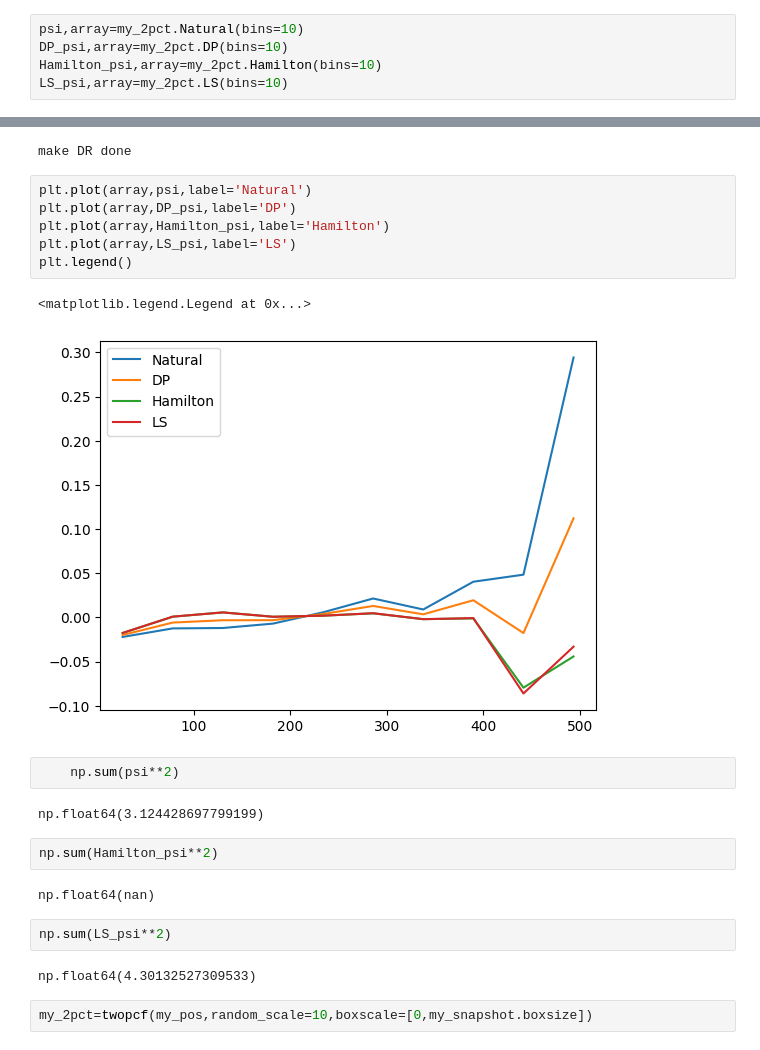
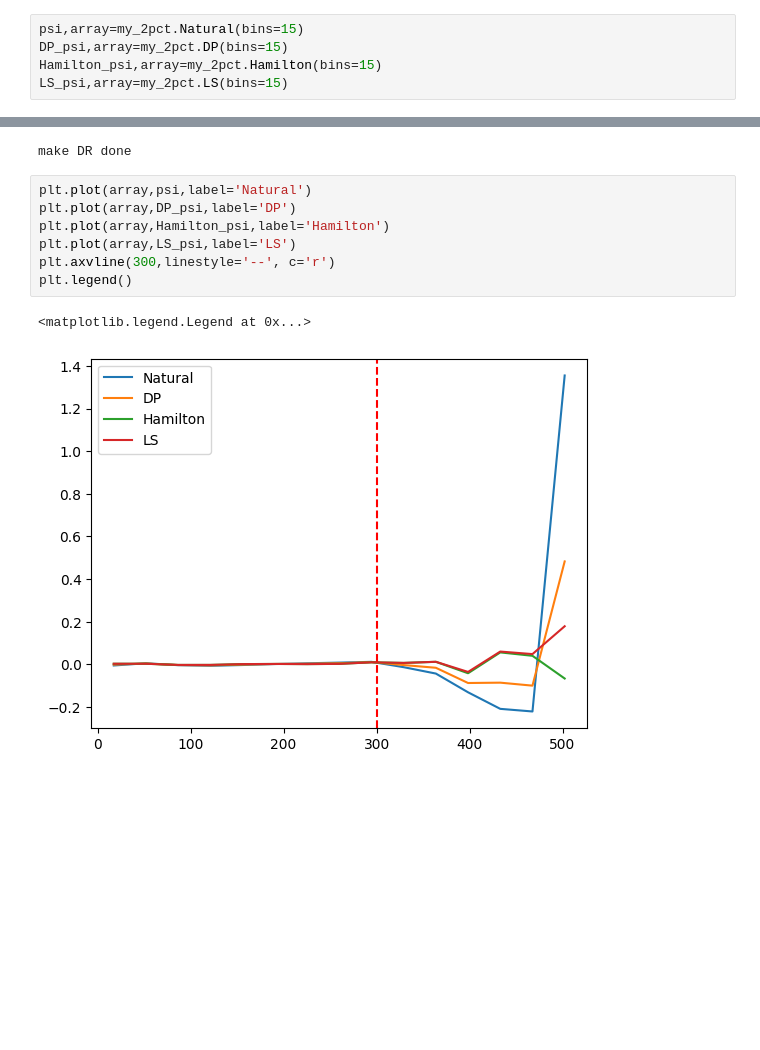
Before and after one commit to HyeonKim1/2pcf, a Jupyter notebook: test.ipynb, the cells around one changed output, grey strips where cells are left out. Cells and saved outputs as stored; diff of their text form; blank space fills up the shorter version.

```diff
--- a/test.ipynb
+++ b/test.ipynb
@@ -11,10 +8,10 @@ my_pos=np.random.uniform(0,300,size=(nn,3))
 # %%
 my_2pct=twopcf(my_pos,random_scale=20,boxscale=[0,300])
 # %%
-psi,array=my_2pct.Natural(bins=10)
-DP_psi,array=my_2pct.DP(bins=10)
-Hamilton_psi,array=my_2pct.Hamilton(bins=10)
-LS_psi,array=my_2pct.LS(bins=10)
+psi,array=my_2pct.Natural(bins=15)
+DP_psi,array=my_2pct.DP(bins=15)
+Hamilton_psi,array=my_2pct.Hamilton(bins=15)
+LS_psi,array=my_2pct.LS(bins=15)
 # %% [output]
 make DD done
 make RR done
@@ -29,23 +26,10 @@ make DR done
 # %%
 plt.plot(array,psi,label='Natural')
 plt.plot(array,DP_psi,label='DP')
 plt.plot(array,Hamilton_psi,label='Hamilton')
 plt.plot(array,LS_psi,label='LS')
+plt.axvline(300,linestyle='--', c='r')
 plt.legend()
 # %% [output]
 <matplotlib.legend.Legend at 0x...>
-[figure, old version]
+[figure, new version]
-# %%
-    np.sum(psi**2)
-# %% [output]
-np.float64(3.124428697799199)
-# %%
-np.sum(Hamilton_psi**2)
-# %% [output]
-np.float64(nan)
-# %%
-np.sum(LS_psi**2)
-# %% [output]
-np.float64(4.30132527309533)
-# %%
-my_2pct=twopcf(my_pos,random_scale=10,boxscale=[0,my_snapshot.boxsize])
```
Also changed, not shown: parts of 9 cells of this notebook.
